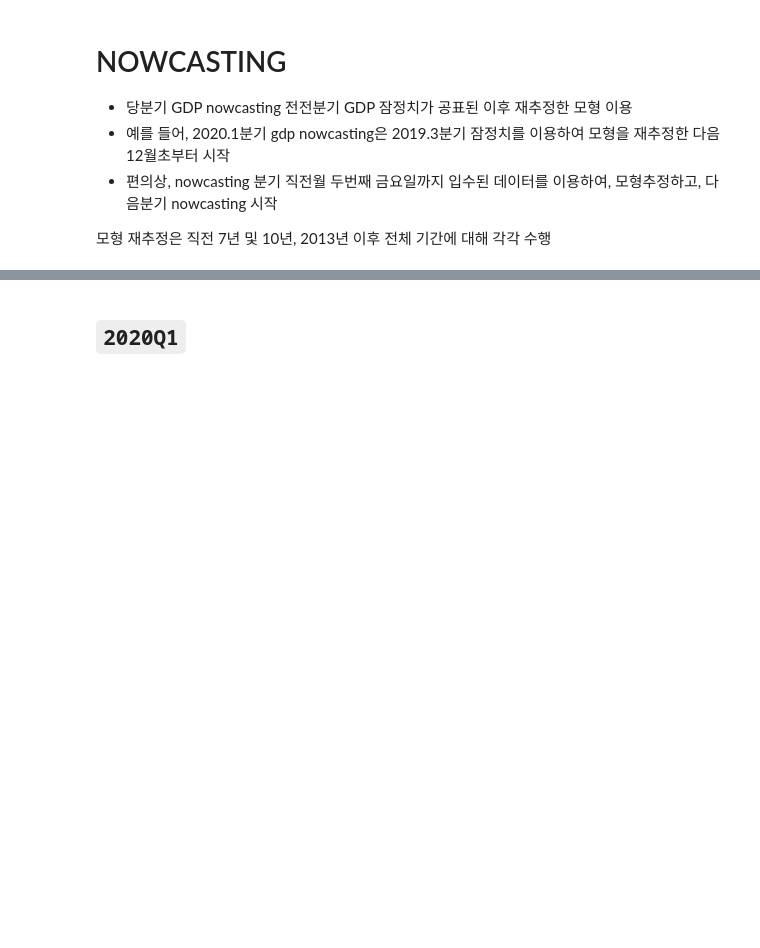
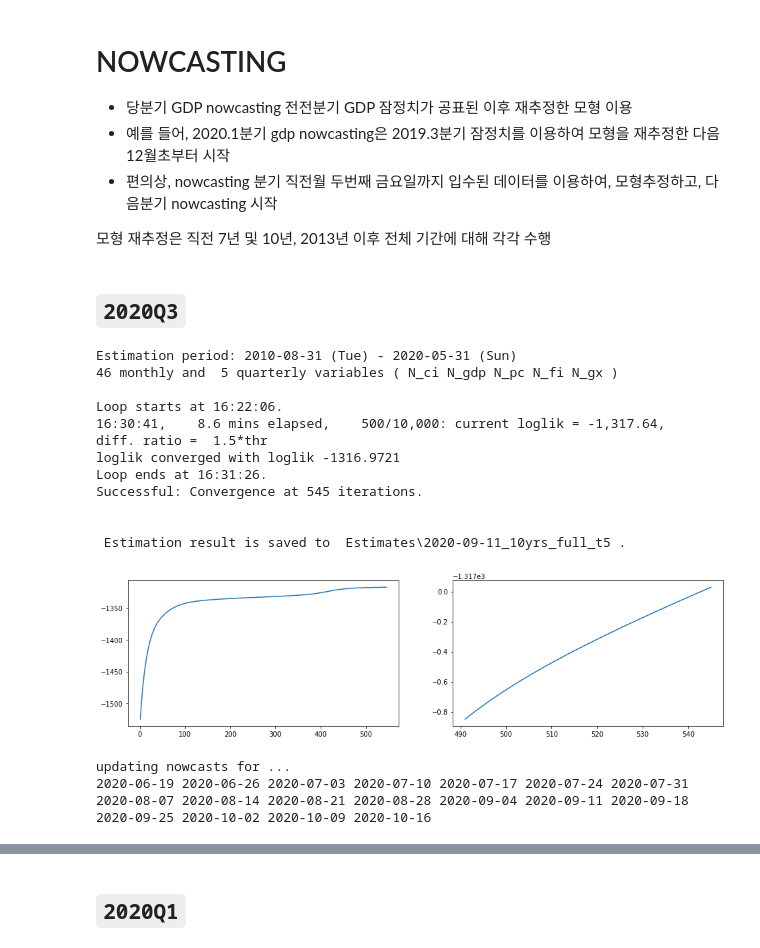
Before and after one commit to hyunchangyi/nowcasting, a Jupyter notebook: nowcasting_kr.ipynb, the cells around one changed output, grey strips where cells are left out. Cells and saved outputs as stored; diff of their text form; code cells hidden in the pictures; blank space fills up the shorter version.

```diff
--- a/nowcasting_kr.ipynb
+++ b/nowcasting_kr.ipynb
@@ -1239,7 +1230,7 @@ def dfm(y, X_mean, X_std, M, S, spec, blocks, par, filename=None):
         if num_iter > 2:  # Checking convergence
             converged, decrease, diff_ratio = em_converged(loglik, pre_loglik, threshold, 1)
 
-        if (np.mod(num_iter, 100) == 0) & (num_iter > 0):  # Print updates to command window
+        if (np.mod(num_iter, 500) == 0) & (num_iter > 0):  # Print updates to command window
             new_time = datetime.now()
             mins = (new_time - last_time).seconds / 60.0
             print(('{:}, {:6,.1f} mins elapsed, {:6,.0f}/{:,}: current loglik = {:8,.2f},'
@@ -1810,3 +1837,65 @@ P_ppi     -0.0138  0.4194  0.0917  0.0397
 - 편의상, nowcasting 분기 직전월 두번째 금요일까지 입수된 데이터를 이용하여, 모형추정하고, 다음분기 nowcasting 시작
 
 모형 재추정은 직전 7년 및 10년, 2013년 이후 전체 기간에 대해 각각 수행
+# %% [markdown]
+## `2020Q3`
+# %%
+# vl = pickle.load(open('input\\var_cat',"rb"))
+
+######################################
+# User inputs.
+######################################
+t_var = 'N_gdp'
+t_year = 2020
+t_month = 9
+sample_yrs = 10
+
+spec, blocks = load_spec('input\\Spec.xlsx')
+
+threshold = 5
+max_iter = 10000
+gamma = 0.1
+est_res_fname = 'Estimates\\' + fvintage + '_' + str(sample_yrs) + 'yrs_full_t5'
+
+######################################
+# procedures
+######################################
+# vintages for estimation, nowcasting
+target, fvintage, lvintage, sample_start, vintages = get_target_vintages(t_var, t_year, t_month, sample_yrs)
+
+# DFM structure
+S = DFM_structure(blocks)    # r, p, Rcon, q
+
+# data load
+X_tr, X_raw = load_data(path.join('input', 'mdata', fvintage + '.xlsx'), spec, sample_start)
+
+## DATA Normalization and InitCond
+X_norm, X_mean, X_std = data_normalization(X_tr)
+
+# optNaN.method=2 : Remove leading and closing zeros, optNaN.k=3: See remNaN_spline
+M = InitCond(X_norm, S, spec, blocks, optNaN(2, 3))
+
+# Remove the leading and ending nans
+y, indNaN = remNaNs_spline(X_norm, optNaN(3, 3))  # y = X_norm for the estimation WITH missing data
+
+# parameters for EM loop: threshold, max_iter, gamma
+R = dfm(y.T, X_mean, X_std, M, S, spec, blocks, parEM(10**(-threshold), int(max_iter), gamma), est_res_fname)
+# %% [output]
+Estimation period: 2010-08-31 (Tue) - 2020-05-31 (Sun)
+46 monthly and  5 quarterly variables ( N_ci N_gdp N_pc N_fi N_gx )
+
+Loop starts at 16:22:06.
+16:30:41,    8.6 mins elapsed,    500/10,000: current loglik = -1,317.64,    diff. ratio =  1.5*thr
+loglik converged with loglik -1316.9721
+Loop ends at 16:31:26.
+Successful: Convergence at 545 iterations.
+
+
+ Estimation result is saved to  Estimates\2020-09-11_10yrs_full_t5 .
+[figure, added]
+# %%
+# R = DFMResult(**pickle.load(open('Estimates\\2020-06-12_10yrs_full_t5',"rb")))
+nowcasts = weekly_nowcasting(vintages, R, target, print_detail=False)
+# %% [output]
+updating nowcasts for ...
+2020-06-19 2020-06-26 2020-07-03 2020-07-10 2020-07-17 2020-07-24 2020-07-31 2020-08-07 2020-08-14 2020-08-21 2020-08-28 2020-09-04 2020-09-11 2020-09-18 2020-09-25 2020-10-02 2020-10-09 2020-10-16
```
Also changed, not shown: parts of 50 cells of this notebook, 3 other files.
